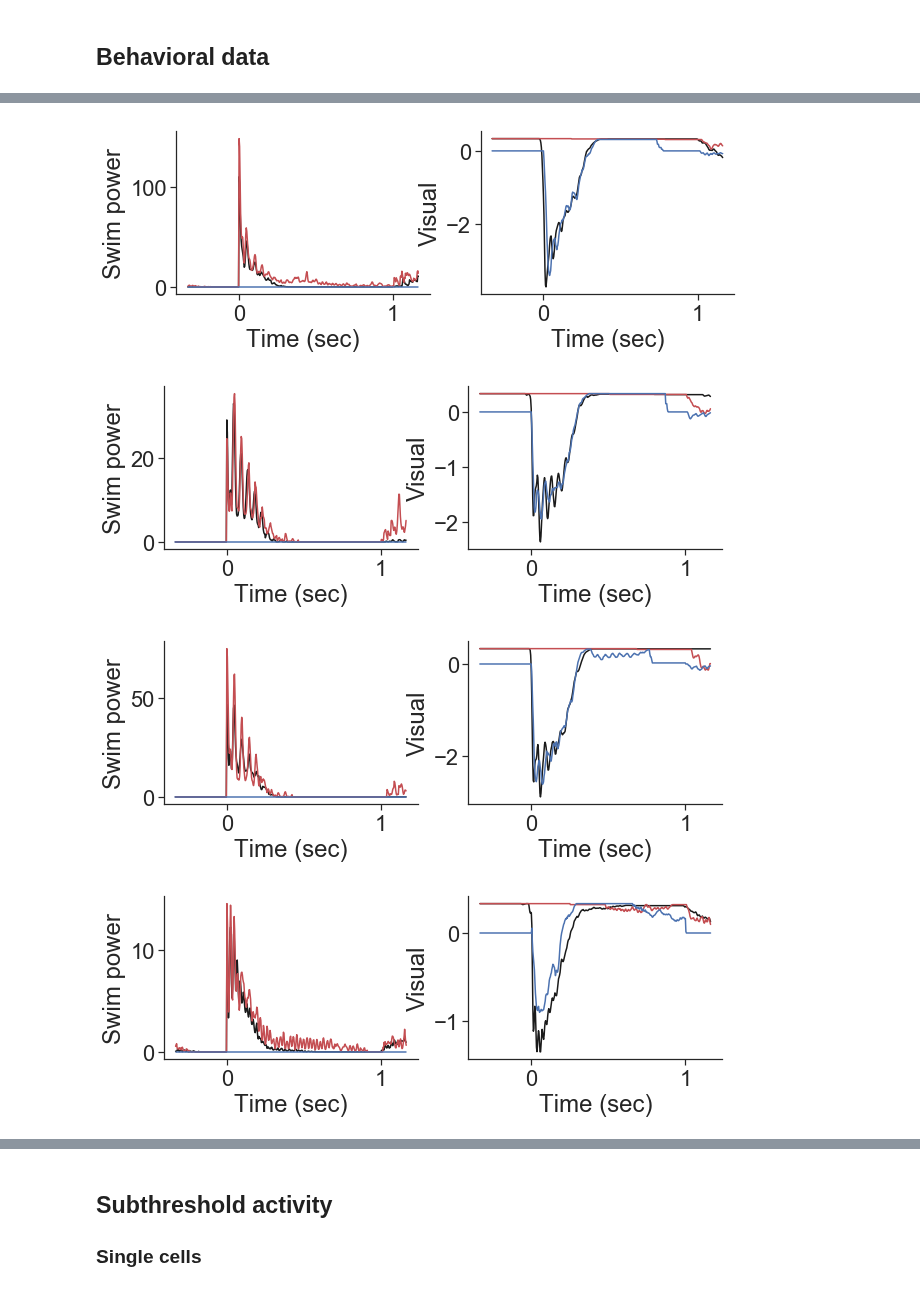
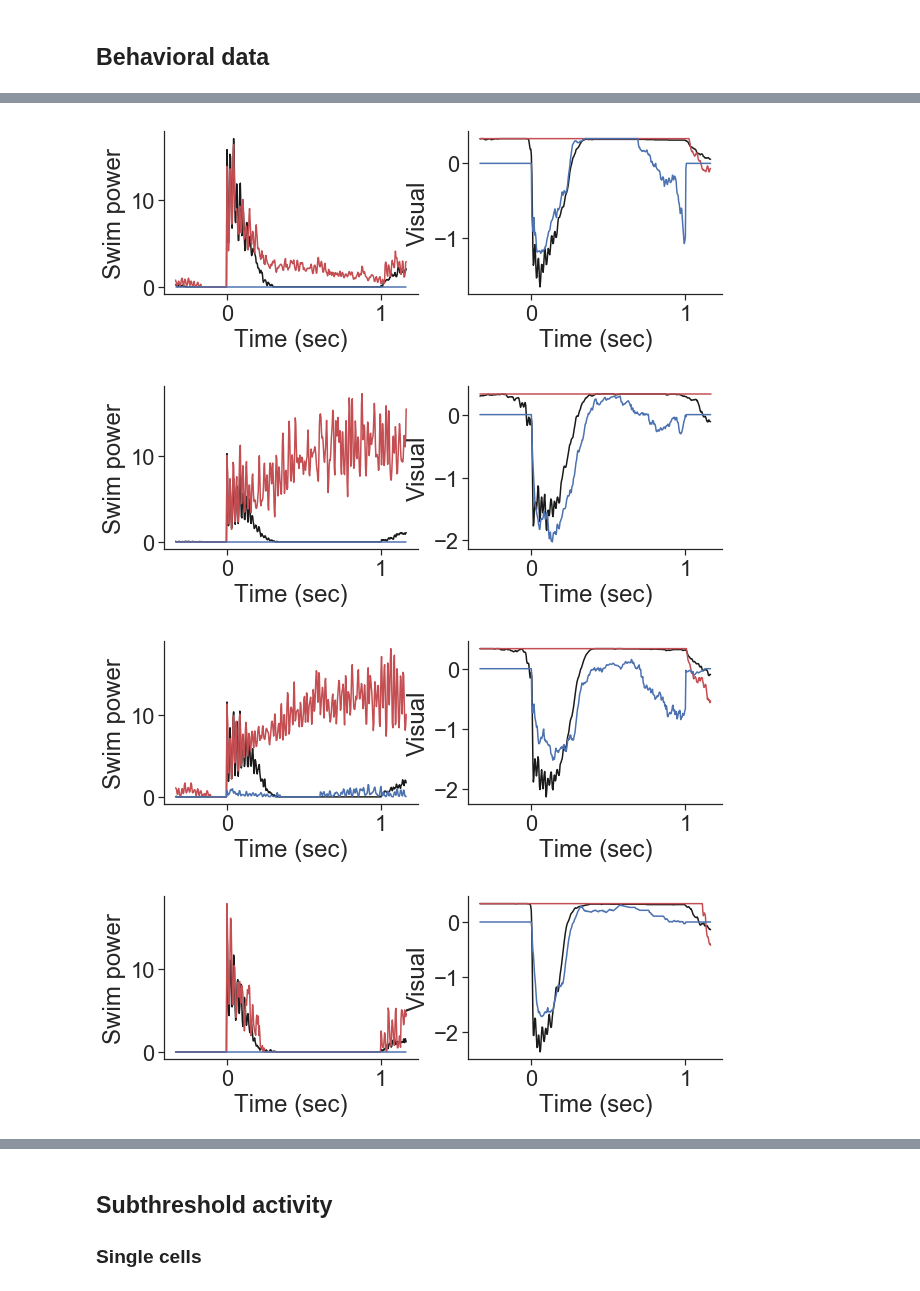
Before and after one commit to zqwei/DRN_voltage_analysis, a Jupyter notebook: Notebooks/swim_visual_only_task.ipynb, the cells around one changed output, grey strips where cells are left out. Drawn from its saved outputs; the diff is of its cells as text; code cells hidden in the pictures.

```diff
--- a/Notebooks/swim_visual_only_task.ipynb
+++ b/Notebooks/swim_visual_only_task.ipynb
@@ -73,16 +73,16 @@ t_post = 350 # time window post-swim
 t_label = np.arange(-t_pre, t_post)/300
 c_list = ['k', 'r', 'b']
 labels = ['CL', 'Swim-only', 'Visual-only']
-sub_ave = []
-spk_ave = []
+swim_power_thres = 10
+t_swim_CL = t_pre + 100
 
 for ind, row in dat_xls_file.iterrows():
     folder = row['folder']
     fish = row['fish']
     task_type = row['task']
 
-    if not os.path.exists(f'../Analysis/swim_voltr/{folder}_{fish}_swim_voltr_dat.npz'):
-        continue
+#     if not os.path.exists(f'../Analysis/swim_voltr/{folder}_{fish}_swim_voltr_dat.npz'):
+#         continue
 
     _ = np.load(f'../Analysis/swim_power/{folder}_{fish}_swim_dat.npz')
     r_swim = _['r_swim']
@@ -90,17 +90,28 @@ for ind, row in dat_xls_file.iterrows():
     task_period = _['swim_task_index'].astype('int')
     visu = _['visu']
     p_swim = np.sqrt(r_swim**2 + l_swim**2)
+    trial_valid_CL = (p_swim[:, t_swim_CL:t_swim_CL+150]>0).sum(axis=-1)==0
+    trial_valid_OL = ((visu.max(axis=-1, keepdims=True)-visu)[:, :-50]>0).sum(axis=-1)==0
 
     task_period = _['swim_task_index'].astype('int')
     _ = np.load(f'../Analysis/swim_voltr/{folder}_{fish}_swim_voltr_dat.npz')
     trial_valid = _['trial_valid']
 
+    if np.percentile(p_swim[(task_period==1) & trial_valid].mean(axis=0), 95)>swim_power_thres:
+        continue
+
     fig, ax = plt.subplots(1, 2, figsize=(10, 3))
     ax = ax.flatten()
 
     for n in range(3):
-        ax[0].plot(t_label, p_swim[(task_period==n+1) & trial_valid].mean(axis=0), c_list[n])
-        ax[1].plot(t_label, visu[(task_period==n+1) & trial_valid].mean(axis=0), c_list[n])
+        if n==0:
+            trial_valid_ = trial_valid & trial_valid_CL
+        if n==1:
+            trial_valid_ = trial_valid & trial_valid_OL
+        if n==2:
+            trial_valid_ = trial_valid
+        ax[0].plot(t_label, p_swim[(task_period==n+1) & trial_valid_].mean(axis=0), c_list[n])
+        ax[1].plot(t_label, visu[(task_period==n+1) & trial_valid_].mean(axis=0), c_list[n])
 
     ax[0].set_xlabel('Time (sec)')
     ax[0].set_ylabel('Swim power')
@@ -113,4 +124,4 @@ for ind, row in dat_xls_file.iterrows():
-[figure, old version]
+[figure, new version]
-[figure, old version]
+[figure, new version]
-[figure, old version]
+[figure, new version]
-[figure, old version]
+[figure, new version]
```
Also changed, not shown: parts of 6 cells of this notebook, 1 other file.
